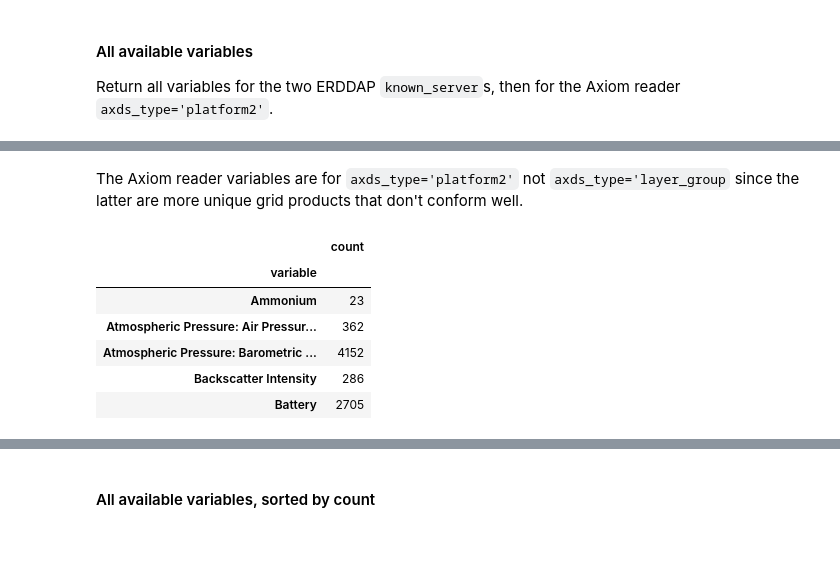
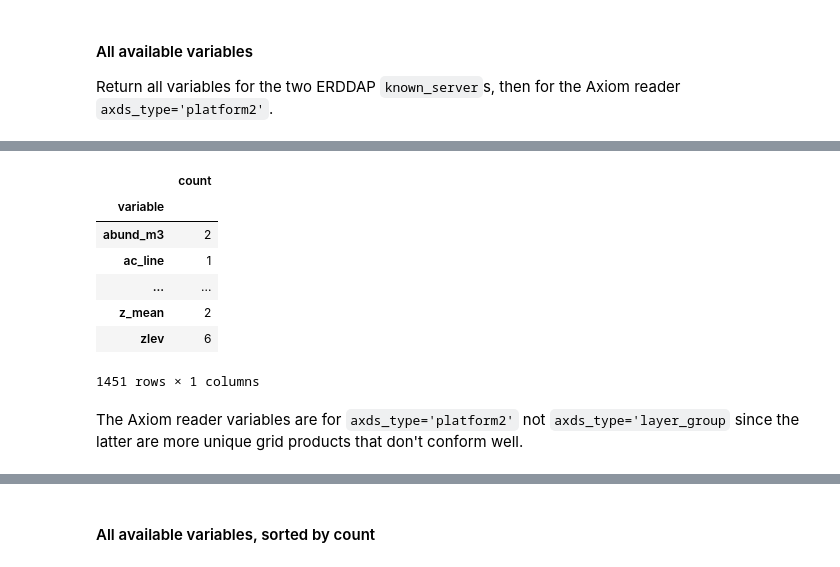
Before and after one commit to axiom-data-science/ocean_data_gateway, a Jupyter notebook: docs/details.ipynb, the cells around one changed output, grey strips where cells are left out. Cells and saved outputs as stored; diff of their text form; code cells hidden in the pictures.

```diff
--- a/docs/details.ipynb
+++ b/docs/details.ipynb
@@ -158,12 +170,15 @@ odg.erddap.ErddapReader(known_server='ioos').all_variables().head()
+# %%
+# Coastwatch ERDDAP
+server = 'http://coastwatch.pfeg.noaa.gov/erddap'
+odg.all_variables(server)
+# %% [output]
+|  | count |
+| variable |  |
+| abund_m3 | 2 |
+| ac_line | 1 |
+| ... | ... |
+| z_mean | 2 |
+| zlev | 6 |
+1451 rows × 1 columns
 # %% [markdown]
 The Axiom reader variables are for `axds_type='platform2'` not `axds_type='layer_group` since the latter are more unique grid products that don't conform well.
-# %%
-odg.axds.AxdsReader(axds_type='platform2').all_variables().head()
-# %% [output]
-|  | count |
-| variable |  |
-| Ammonium | 23 |
-| Atmospheric Pressure: Air Pressur... | 362 |
-| Atmospheric Pressure: Barometric ... | 4152 |
-| Backscatter Intensity | 286 |
-| Battery | 2705 |
```
Also changed, not shown: parts of 40 cells of this notebook, 3 other files.
